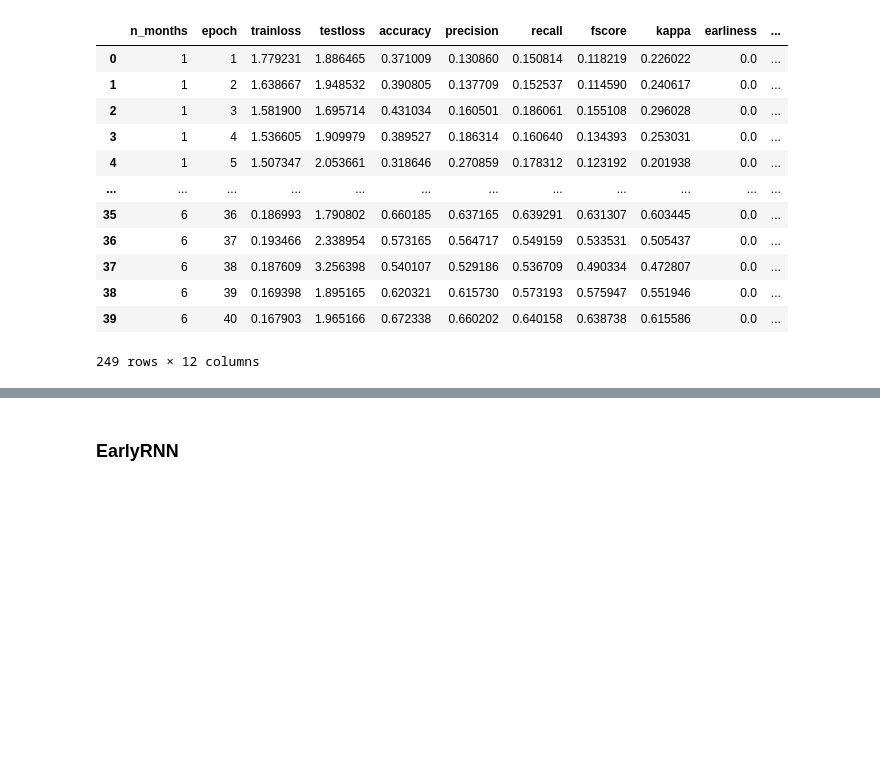
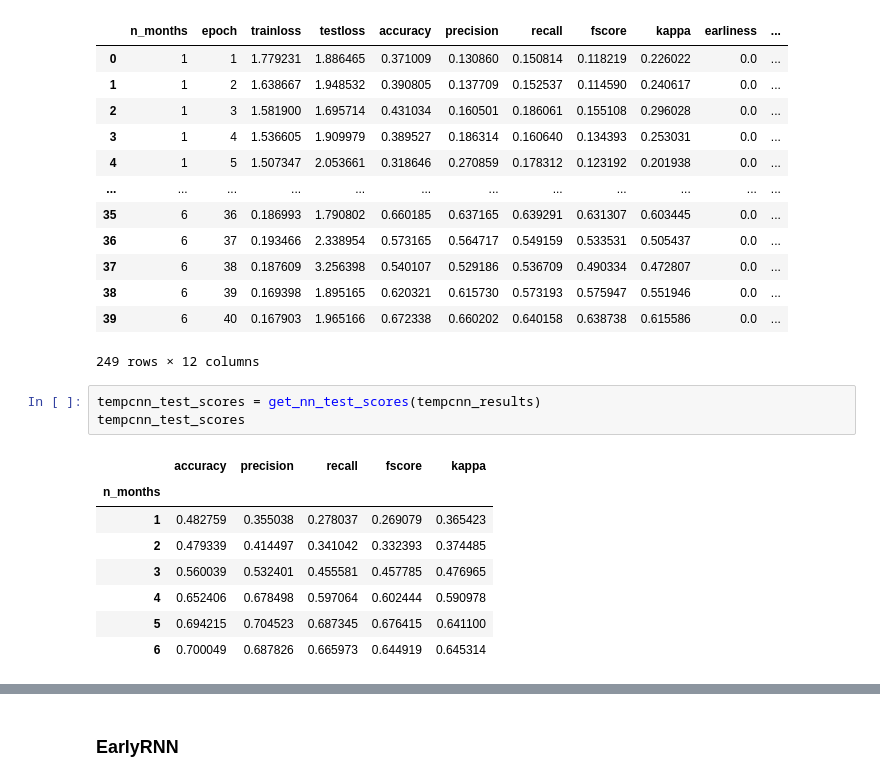
Before and after one commit to PavelSyomin/crop-classification, a Jupyter notebook: Crop Classification.ipynb, the cells around one changed output, grey strips where cells are left out. Drawn from its saved outputs; the diff is of its cells as text; blank space fills up the shorter version.

```diff
--- a/Crop Classification.ipynb
+++ b/Crop Classification.ipynb
@@ -831,4 +849,16 @@ tempcnn_stats
 | 38 | 6 | 39 | 0.169398 | 1.895165 | 0.620321 | 0.615730 | 0.573193 | 0.575947 | 0.551946 | 0.0 | ... |
 | 39 | 6 | 40 | 0.167903 | 1.965166 | 0.672338 | 0.660202 | 0.640158 | 0.638738 | 0.615586 | 0.0 | ... |
 249 rows × 12 columns
+# %%
+tempcnn_test_scores = get_nn_test_scores(tempcnn_results)
+tempcnn_test_scores
+# %% [output]
+|  | accuracy | precision | recall | fscore | kappa |
+| n_months |  |  |  |  |  |
+| 1 | 0.482759 | 0.355038 | 0.278037 | 0.269079 | 0.365423 |
+| 2 | 0.479339 | 0.414497 | 0.341042 | 0.332393 | 0.374485 |
+| 3 | 0.560039 | 0.532401 | 0.455581 | 0.457785 | 0.476965 |
+| 4 | 0.652406 | 0.678498 | 0.597064 | 0.602444 | 0.590978 |
+| 5 | 0.694215 | 0.704523 | 0.687345 | 0.676415 | 0.641100 |
+| 6 | 0.700049 | 0.687826 | 0.665973 | 0.644919 | 0.645314 |
 # %%
```
Also changed, not shown: parts of 19 cells of this notebook.
